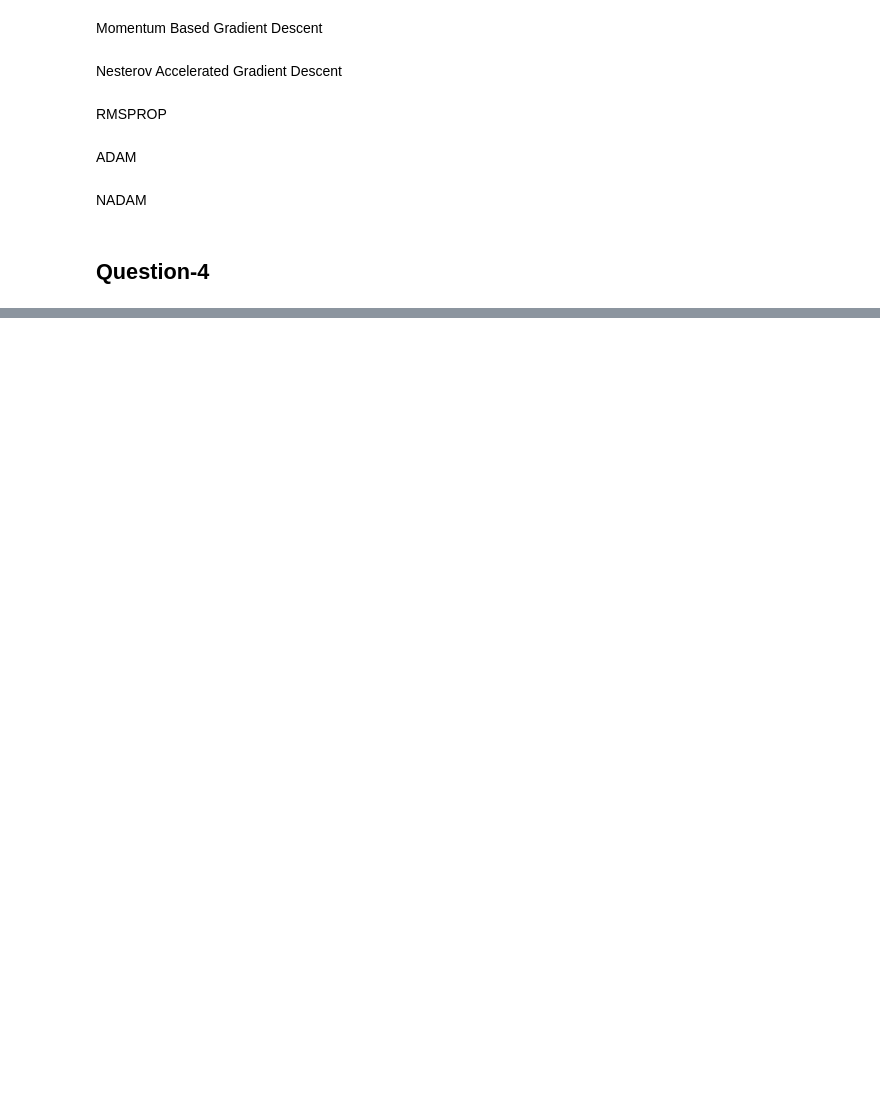
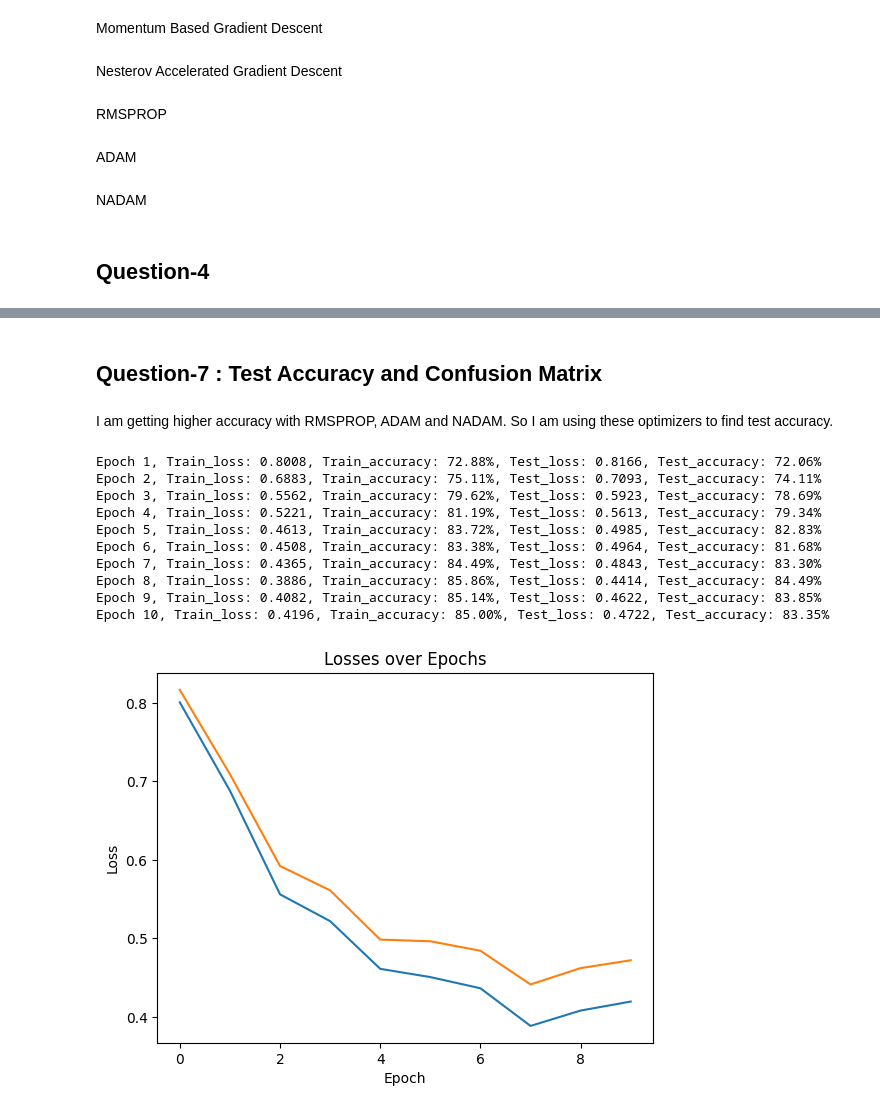
Before and after one commit to MSajid013/DA6401_Assignment-1, a Jupyter notebook: DA6401_Assignment_1.ipynb, the cells around one changed output, grey strips where cells are left out. Cells and saved outputs as stored; diff of their text form; code cells hidden in the pictures; blank space fills up the shorter version.

```diff
--- a/DA6401_Assignment_1.ipynb
+++ b/DA6401_Assignment_1.ipynb
@@ -1436,0 +1283,4 @@ Run history:
+# %% [markdown]
+## Question-7 : Test Accuracy and Confusion Matrix
+# %% [markdown]
+I am getting higher accuracy with RMSPROP, ADAM and NADAM. So I am using these optimizers to find test accuracy.
@@ -1436,0 +1639,34 @@ Run history:
+# %%
+# Best hyperparameters after tuning with wandb
+epochs=10
+batch_size=64
+learning_rate=0.0001
+beta=0.9
+beta1=0.9
+beta2=0.99
+epsilon=0.000001
+num_layers=5
+num_neurons=128
+input_dim=784
+output_dim=10
+weight_decay=0.0
+weight_init='xavier'
+activation='relu'
+
+# Initialize the network with random weights based on the chosen weight initialization method
+params = initialize_network(num_layers, num_neurons, weight_init, input_dim, output_dim)
+
+# Nadam optimizer (Adam with Nesterov momentum)
+parameters = nadam_opt(learning_rate, params, X_train, Y_train, X_test, Y_test, activation, epochs, num_layers, input_dim, batch_size, epsilon, beta1, beta2,weight_decay)
+# %% [output]
+Epoch 1, Train_loss: 0.8008, Train_accuracy: 72.88%, Test_loss: 0.8166, Test_accuracy: 72.06%
+Epoch 2, Train_loss: 0.6883, Train_accuracy: 75.11%, Test_loss: 0.7093, Test_accuracy: 74.11%
+Epoch 3, Train_loss: 0.5562, Train_accuracy: 79.62%, Test_loss: 0.5923, Test_accuracy: 78.69%
+Epoch 4, Train_loss: 0.5221, Train_accuracy: 81.19%, Test_loss: 0.5613, Test_accuracy: 79.34%
+Epoch 5, Train_loss: 0.4613, Train_accuracy: 83.72%, Test_loss: 0.4985, Test_accuracy: 82.83%
+Epoch 6, Train_loss: 0.4508, Train_accuracy: 83.38%, Test_loss: 0.4964, Test_accuracy: 81.68%
+Epoch 7, Train_loss: 0.4365, Train_accuracy: 84.49%, Test_loss: 0.4843, Test_accuracy: 83.30%
+Epoch 8, Train_loss: 0.3886, Train_accuracy: 85.86%, Test_loss: 0.4414, Test_accuracy: 84.49%
+Epoch 9, Train_loss: 0.4082, Train_accuracy: 85.14%, Test_loss: 0.4622, Test_accuracy: 83.85%
+Epoch 10, Train_loss: 0.4196, Train_accuracy: 85.00%, Test_loss: 0.4722, Test_accuracy: 83.35%
+[figure, added]
```
Also changed, not shown: parts of 45 cells of this notebook, 1 other file.
